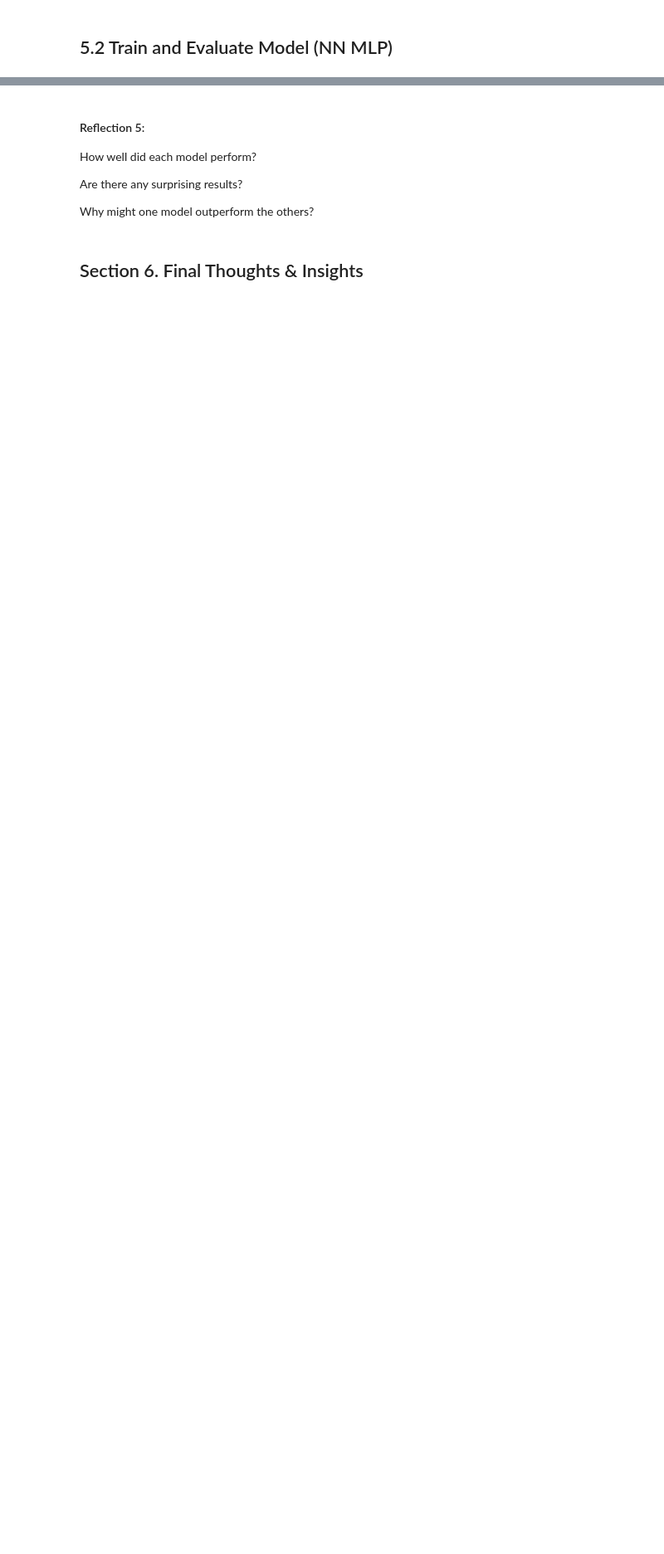
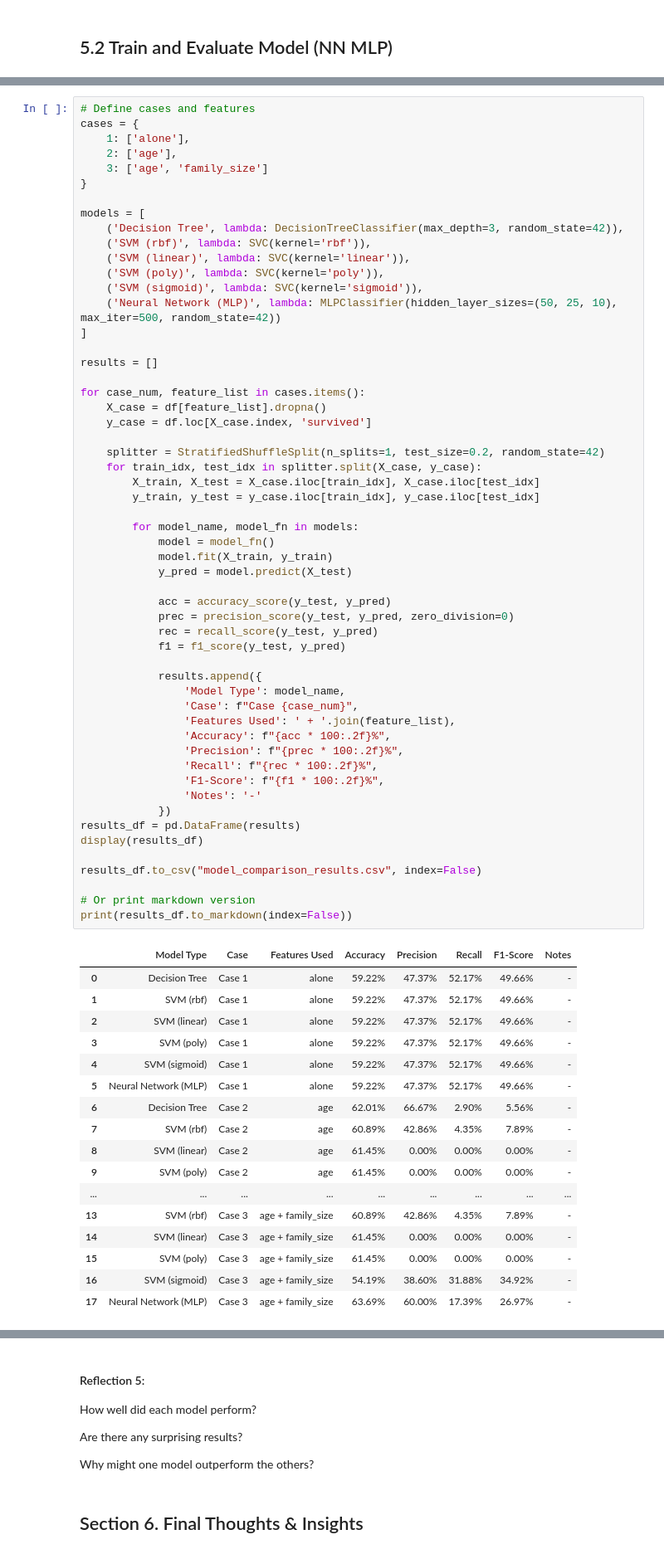
Before and after one commit to JBtallgrass/applied-ml-jballard, a Jupyter notebook: lab03/ml03_jballard.ipynb, the cells around one changed output, grey strips where cells are left out. Shown at 83% size. Drawn from its saved outputs; the diff is of its cells as text; blank space fills up the shorter version.

```diff
--- a/lab03/ml03_jballard.ipynb
+++ b/lab03/ml03_jballard.ipynb
@@ -332,0 +427,73 @@ plt.show()
+# %%
+# Define cases and features
+cases = {
+    1: ['alone'],
+    2: ['age'],
+    3: ['age', 'family_size']
+}
+
+models = [
+    ('Decision Tree', lambda: DecisionTreeClassifier(max_depth=3, random_state=42)),
+    ('SVM (rbf)', lambda: SVC(kernel='rbf')),
+    ('SVM (linear)', lambda: SVC(kernel='linear')),
+    ('SVM (poly)', lambda: SVC(kernel='poly')),
+    ('SVM (sigmoid)', lambda: SVC(kernel='sigmoid')),
+    ('Neural Network (MLP)', lambda: MLPClassifier(hidden_layer_sizes=(50, 25, 10), max_iter=500, random_state=42))
+]
+
+results = []
+
+for case_num, feature_list in cases.items():
+    X_case = df[feature_list].dropna()
+    y_case = df.loc[X_case.index, 'survived']
+
+    splitter = StratifiedShuffleSplit(n_splits=1, test_size=0.2, random_state=42)
+    for train_idx, test_idx in splitter.split(X_case, y_case):
+        X_train, X_test = X_case.iloc[train_idx], X_case.iloc[test_idx]
+        y_train, y_test = y_case.iloc[train_idx], y_case.iloc[test_idx]
+
+        for model_name, model_fn in models:
+            model = model_fn()
+            model.fit(X_train, y_train)
+            y_pred = model.predict(X_test)
+
+            acc = accuracy_score(y_test, y_pred)
+            prec = precision_score(y_test, y_pred, zero_division=0)
+            rec = recall_score(y_test, y_pred)
+            f1 = f1_score(y_test, y_pred)
+
+            results.append({
+                'Model Type': model_name,
+                'Case': f"Case {case_num}",
+                'Features Used': ' + '.join(feature_list),
+                'Accuracy': f"{acc * 100:.2f}%",
+                'Precision': f"{prec * 100:.2f}%",
+                'Recall': f"{rec * 100:.2f}%",
+                'F1-Score': f"{f1 * 100:.2f}%",
+                'Notes': '-'
+            })
+results_df = pd.DataFrame(results)
+display(results_df)
+
+results_df.to_csv("model_comparison_results.csv", index=False)
+
+# Or print markdown version
+print(results_df.to_markdown(index=False))
+# %% [output]
+|  | Model Type | Case | Features Used | Accuracy | Precision | Recall | F1-Score | Notes |
+| 0 | Decision Tree | Case 1 | alone | 59.22% | 47.37% | 52.17% | 49.66% | - |
+| 1 | SVM (rbf) | Case 1 | alone | 59.22% | 47.37% | 52.17% | 49.66% | - |
+| 2 | SVM (linear) | Case 1 | alone | 59.22% | 47.37% | 52.17% | 49.66% | - |
+| 3 | SVM (poly) | Case 1 | alone | 59.22% | 47.37% | 52.17% | 49.66% | - |
+| 4 | SVM (sigmoid) | Case 1 | alone | 59.22% | 47.37% | 52.17% | 49.66% | - |
+| 5 | Neural Network (MLP) | Case 1 | alone | 59.22% | 47.37% | 52.17% | 49.66% | - |
+| 6 | Decision Tree | Case 2 | age | 62.01% | 66.67% | 2.90% | 5.56% | - |
+| 7 | SVM (rbf) | Case 2 | age | 60.89% | 42.86% | 4.35% | 7.89% | - |
+| 8 | SVM (linear) | Case 2 | age | 61.45% | 0.00% | 0.00% | 0.00% | - |
+| 9 | SVM (poly) | Case 2 | age | 61.45% | 0.00% | 0.00% | 0.00% | - |
+| ... | ... | ... | ... | ... | ... | ... | ... | ... |
+| 13 | SVM (rbf) | Case 3 | age + family_size | 60.89% | 42.86% | 4.35% | 7.89% | - |
+| 14 | SVM (linear) | Case 3 | age + family_size | 61.45% | 0.00% | 0.00% | 0.00% | - |
+| 15 | SVM (poly) | Case 3 | age + family_size | 61.45% | 0.00% | 0.00% | 0.00% | - |
+| 16 | SVM (sigmoid) | Case 3 | age + family_size | 54.19% | 38.60% | 31.88% | 34.92% | - |
+| 17 | Neural Network (MLP) | Case 3 | age + family_size | 63.69% | 60.00% | 17.39% | 26.97% | - |
```
Also changed, not shown: parts of 22 cells of this notebook, 5 other files.
